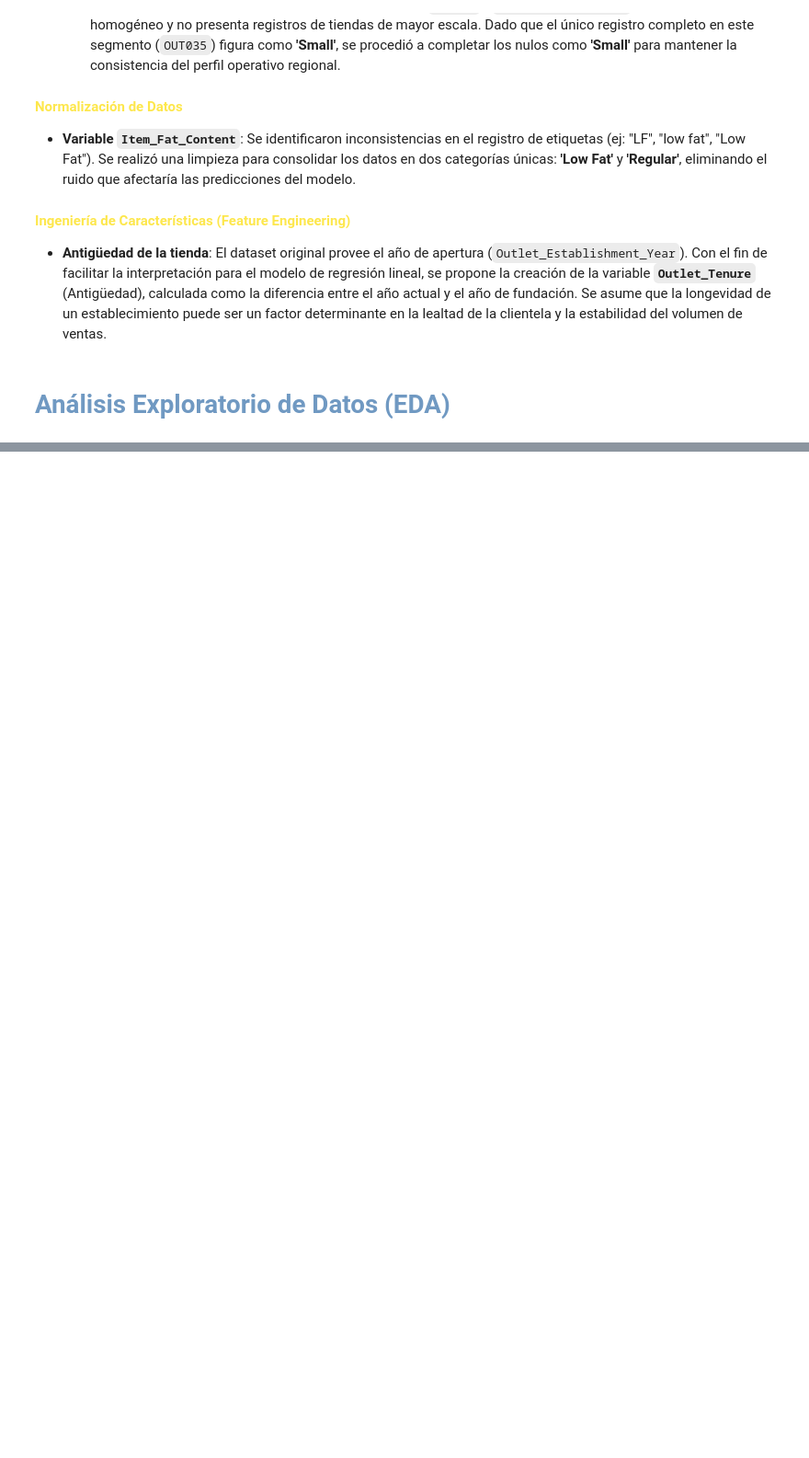
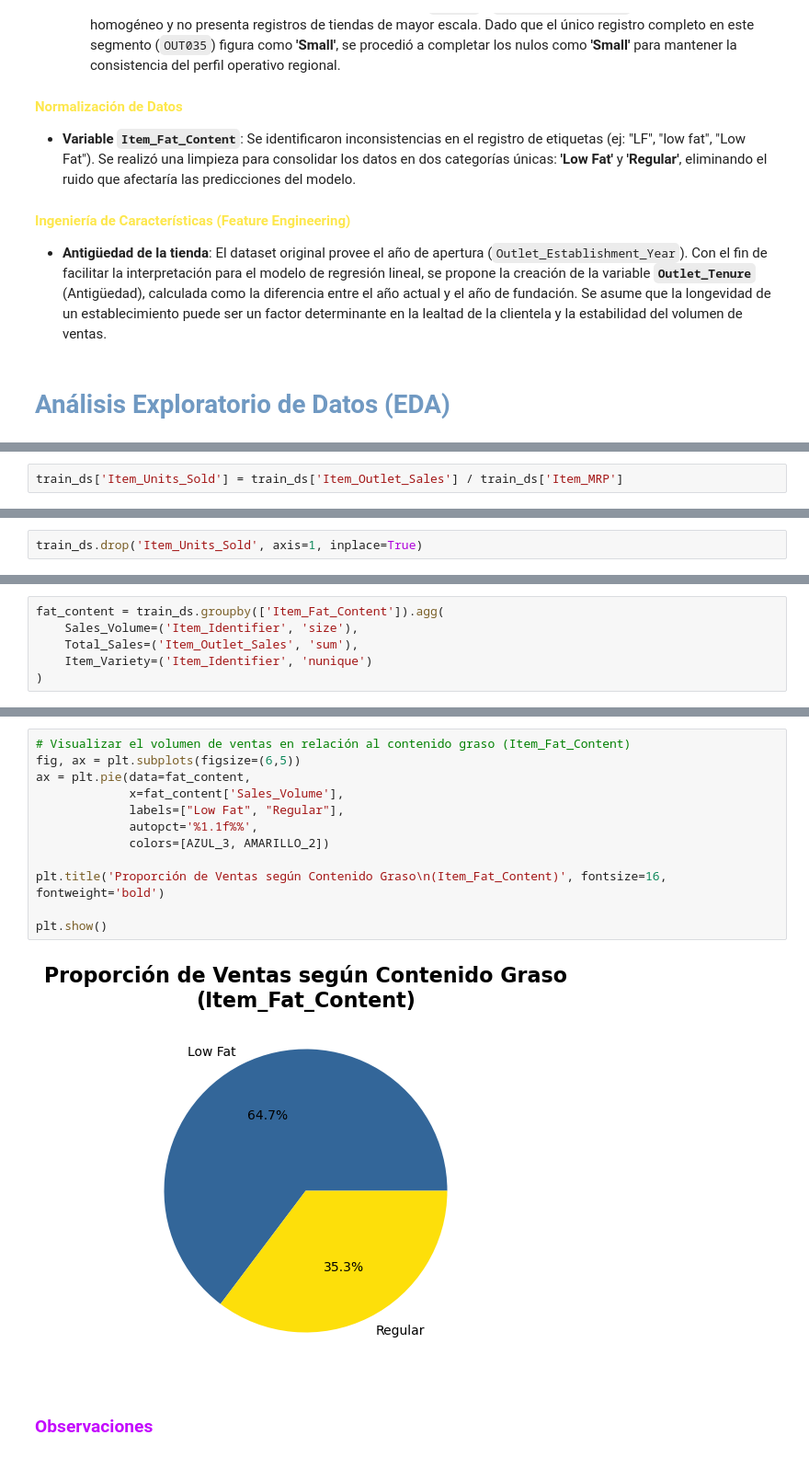
Before and after one commit to ignaciomajo/pi_challenge, a Jupyter notebook: PiChallenge.ipynb, the cells around one changed output, grey strips where cells are left out. Shown at 92% size. Drawn from its saved outputs; the diff is of its cells as text; blank space fills up the shorter version.

```diff
--- a/PiChallenge.ipynb
+++ b/PiChallenge.ipynb
@@ -690,0 +656,2 @@ for ax, outlet_type in zip(flat_axes, outlet_types):
+# %%
+train_ds['Item_Units_Sold'] = train_ds['Item_Outlet_Sales'] / train_ds['Item_MRP']
@@ -690,0 +676,2 @@ for ax, outlet_type in zip(flat_axes, outlet_types):
+# %%
+train_ds.drop('Item_Units_Sold', axis=1, inplace=True)
@@ -690,0 +911,6 @@ for ax, outlet_type in zip(flat_axes, outlet_types):
+# %%
+fat_content = train_ds.groupby(['Item_Fat_Content']).agg(
+    Sales_Volume=('Item_Identifier', 'size'),
+    Total_Sales=('Item_Outlet_Sales', 'sum'),
+    Item_Variety=('Item_Identifier', 'nunique')
+)
@@ -690,0 +924,16 @@ for ax, outlet_type in zip(flat_axes, outlet_types):
+# %%
+# Visualizar el volumen de ventas en relación al contenido graso (Item_Fat_Content)
+fig, ax = plt.subplots(figsize=(6,5))
+ax = plt.pie(data=fat_content,
+             x=fat_content['Sales_Volume'],
+             labels=["Low Fat", "Regular"],
+             autopct='%1.1f%%',
+             colors=[AZUL_3, AMARILLO_2])
+
+plt.title('Proporción de Ventas según Contenido Graso\n(Item_Fat_Content)', fontsize=16, fontweight='bold')
+
+plt.show()
+# %% [output]
+[figure, added]
+# %% [markdown]
+### <font color='#c30afd'>**Observaciones**</font>
```
Also changed, not shown: parts of 100 cells of this notebook.
